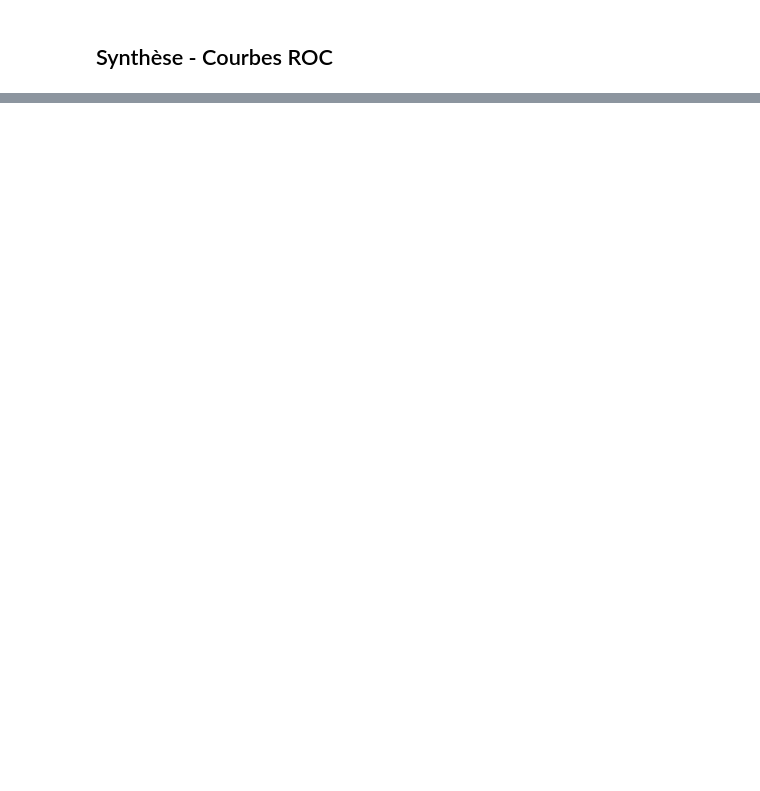
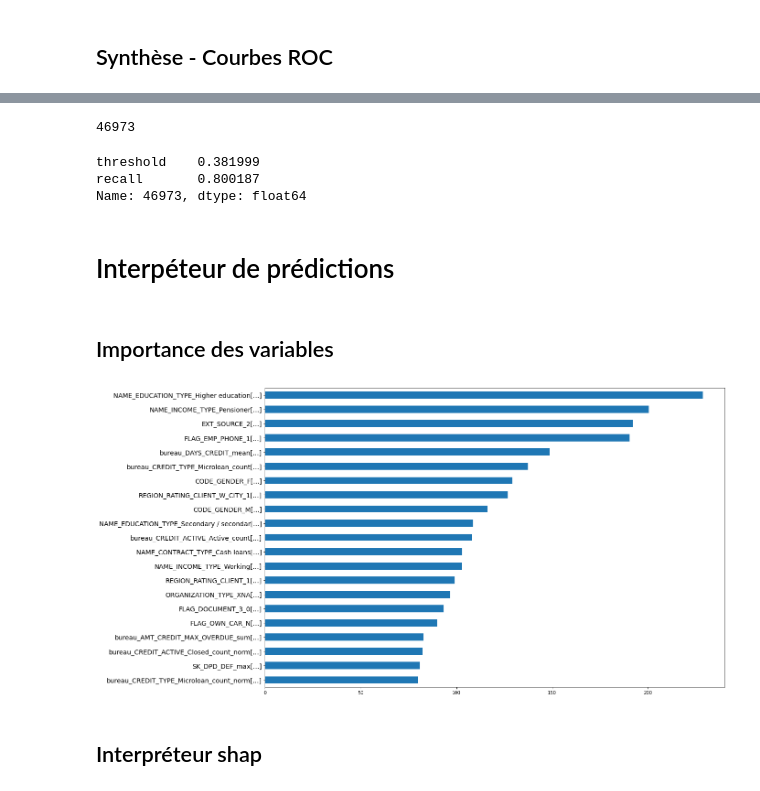
Before and after one commit to Anvil-Late/Default_risk_prediction, a Jupyter notebook: Projet 7.ipynb, the cells around one changed output, grey strips where cells are left out. Drawn from its saved outputs; the diff is of its cells as text; code cells hidden in the pictures; blank space fills up the shorter version.

Commit message:
added model selection and shap interpreter

```diff
--- a/Projet 7.ipynb
+++ b/Projet 7.ipynb
@@ -1108,0 +1063,13 @@ plt.show()
+# %%
+X2_comb_subtrain = trainset(X2_comb_train, subsetter=inSubTrain)
+X2_comb_subeval = trainset(X2_comb_train, subsetter=inSubEval)
+y_subtrain = trainset(y_train, subsetter=inSubTrain)
+y_subeval = trainset(y_train, subsetter=inSubEval)
+# %%
+modfit_xgb = xgb.XGBClassifier(objective = "binary:logistic",
+                               tree_method = 'hist',
+                               scale_pos_weight = 11,
+                               eval_metric = "auc",
+                               **xgb_hyperparams
+                              )
+modfit_xgb.fit(X2_comb_subtrain, y_subtrain.tolist())
@@ -1108,0 +1118,29 @@ plt.show()
+# %%
+threshold_argmin = np.argmin(recall_df['threshold'].apply(lambda X : np.abs(X-threshold)).to_numpy())
+threshold_argmin
+# %% [output]
+46973
+# %%
+recall_df.iloc[threshold_argmin, :]
+# %% [output]
+threshold    0.381999
+recall       0.800187
+Name: 46973, dtype: float64
+# %% [markdown]
+# Interpéteur de prédictions
+# %% [markdown]
+## Importance des variables
+# %%
+xgb_feature_importance = modfit_xgb.get_booster().get_score(importance_type="gain")
+xgb_feature_importance = pd.DataFrame.from_dict(xgb_feature_importance, orient = "index")
+xgb_feature_importance.rename(columns = {0 : "importance"}, inplace = True)
+xgb_feature_importance.sort_values("importance", ascending = True, inplace = True)
+xgb_top_features = xgb_feature_importance.tail(21)
+xgb_top_features.plot(figsize = (18, 12), kind = "barh")
+plt.yticks(range(0,len(xgb_top_features.index)),
+           xgb_top_features.index.map(lambda X : str(X[:40]) + "[...]"), fontsize = 14);
+plt.legend().set_visible(False)
+# %% [output]
+[figure, added]
+# %% [markdown]
+## Interpréteur shap
```
Also changed, not shown: parts of 47 cells of this notebook.
